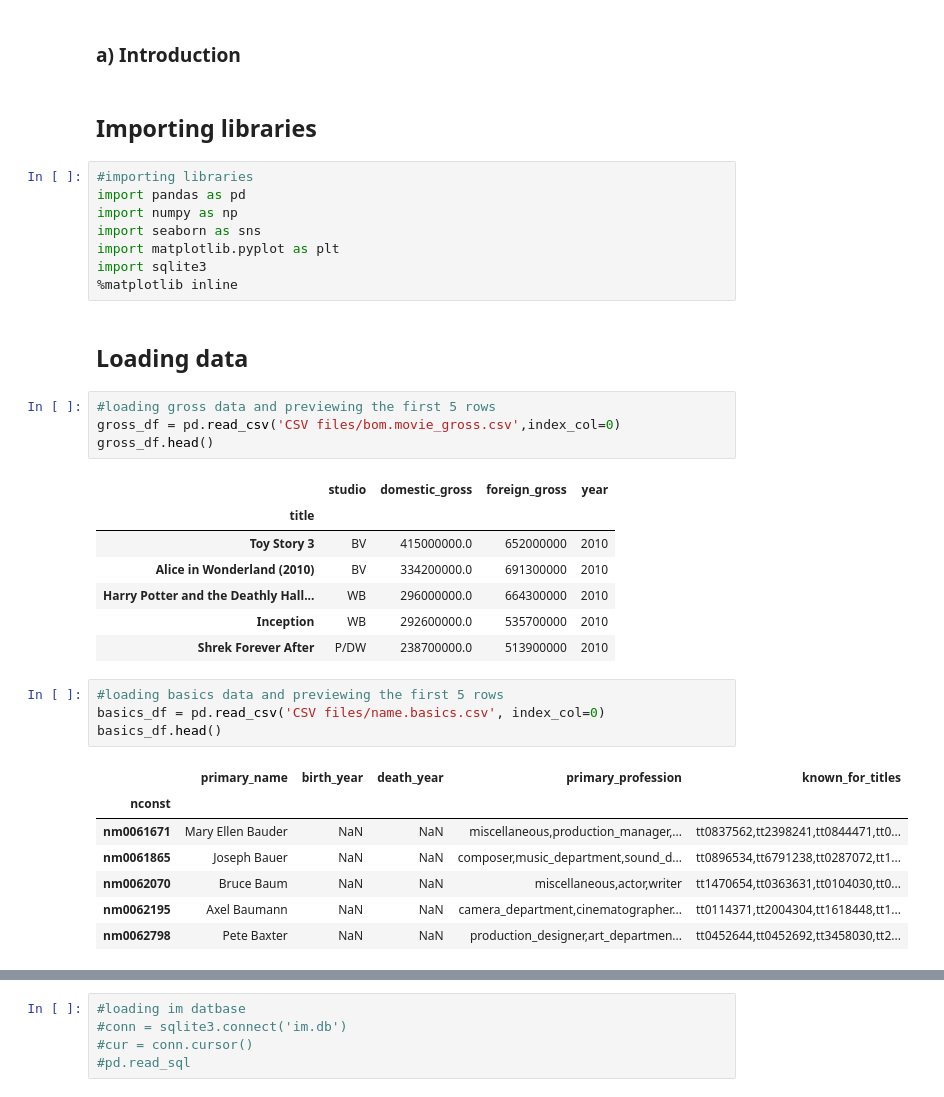
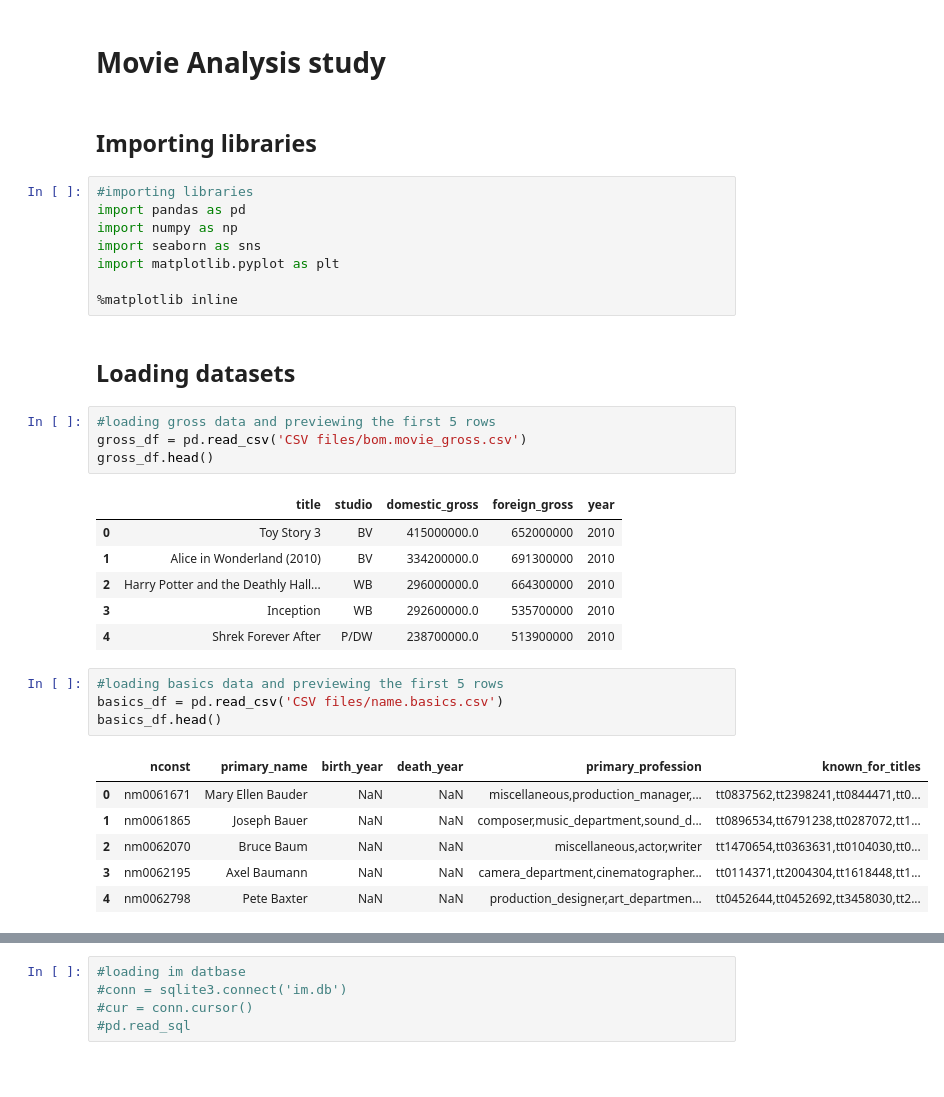
Before and after one commit to levine01/Movie-Analysis, a Jupyter notebook: index.ipynb, the cells around one changed output, grey strips where cells are left out. Drawn from its saved outputs; the diff is of its cells as text; blank space fills up the shorter version.

```diff
--- a/index.ipynb
+++ b/index.ipynb
@@ -3,5 +1,5 @@
-# %% [markdown]
-### a) Introduction
+# %% [markdown]
+# Movie Analysis study
 # %% [markdown]
 ## Importing libraries
 # %%
@@ -10,32 +8,30 @@ import pandas as pd
 import numpy as np
 import seaborn as sns
 import matplotlib.pyplot as plt
-import sqlite3
+
 %matplotlib inline
 # %% [markdown]
-## Loading data
+## Loading datasets
 # %%
 #loading gross data and previewing the first 5 rows
-gross_df = pd.read_csv('CSV files/bom.movie_gross.csv',index_col=0)
+gross_df = pd.read_csv('CSV files/bom.movie_gross.csv')
 gross_df.head()
 # %% [output]
-|  | studio | domestic_gross | foreign_gross | year |
-| title |  |  |  |  |
-| Toy Story 3 | BV | 415000000.0 | 652000000 | 2010 |
-| Alice in Wonderland (2010) | BV | 334200000.0 | 691300000 | 2010 |
-| Harry Potter and the Deathly Hall... | WB | 296000000.0 | 664300000 | 2010 |
-| Inception | WB | 292600000.0 | 535700000 | 2010 |
-| Shrek Forever After | P/DW | 238700000.0 | 513900000 | 2010 |
+|  | title | studio | domestic_gross | foreign_gross | year |
+| 0 | Toy Story 3 | BV | 415000000.0 | 652000000 | 2010 |
+| 1 | Alice in Wonderland (2010) | BV | 334200000.0 | 691300000 | 2010 |
+| 2 | Harry Potter and the Deathly Hall... | WB | 296000000.0 | 664300000 | 2010 |
+| 3 | Inception | WB | 292600000.0 | 535700000 | 2010 |
+| 4 | Shrek Forever After | P/DW | 238700000.0 | 513900000 | 2010 |
 # %%
 #loading basics data and previewing the first 5 rows
-basics_df = pd.read_csv('CSV files/name.basics.csv', index_col=0)
+basics_df = pd.read_csv('CSV files/name.basics.csv')
 basics_df.head()
 # %% [output]
-|  | primary_name | birth_year | death_year | primary_profession | known_for_titles |
-| nconst |  |  |  |  |  |
-| nm0061671 | Mary Ellen Bauder | NaN | NaN | miscellaneous,production_manager,... | tt0837562,tt2398241,tt0844471,tt0... |
-| nm0061865 | Joseph Bauer | NaN | NaN | composer,music_department,sound_d... | tt0896534,tt6791238,tt0287072,tt1... |
-| nm0062070 | Bruce Baum | NaN | NaN | miscellaneous,actor,writer | tt1470654,tt0363631,tt0104030,tt0... |
-| nm0062195 | Axel Baumann | NaN | NaN | camera_department,cinematographer... | tt0114371,tt2004304,tt1618448,tt1... |
-| nm0062798 | Pete Baxter | NaN | NaN | production_designer,art_departmen... | tt0452644,tt0452692,tt3458030,tt2... |
+|  | nconst | primary_name | birth_year | death_year | primary_profession | known_for_titles |
+| 0 | nm0061671 | Mary Ellen Bauder | NaN | NaN | miscellaneous,production_manager,... | tt0837562,tt2398241,tt0844471,tt0... |
+| 1 | nm0061865 | Joseph Bauer | NaN | NaN | composer,music_department,sound_d... | tt0896534,tt6791238,tt0287072,tt1... |
+| 2 | nm0062070 | Bruce Baum | NaN | NaN | miscellaneous,actor,writer | tt1470654,tt0363631,tt0104030,tt0... |
+| 3 | nm0062195 | Axel Baumann | NaN | NaN | camera_department,cinematographer... | tt0114371,tt2004304,tt1618448,tt1... |
+| 4 | nm0062798 | Pete Baxter | NaN | NaN | production_designer,art_departmen... | tt0452644,tt0452692,tt3458030,tt2... |
 # %%
```
Also changed, not shown: parts of 59 cells of this notebook, 1 other file.
